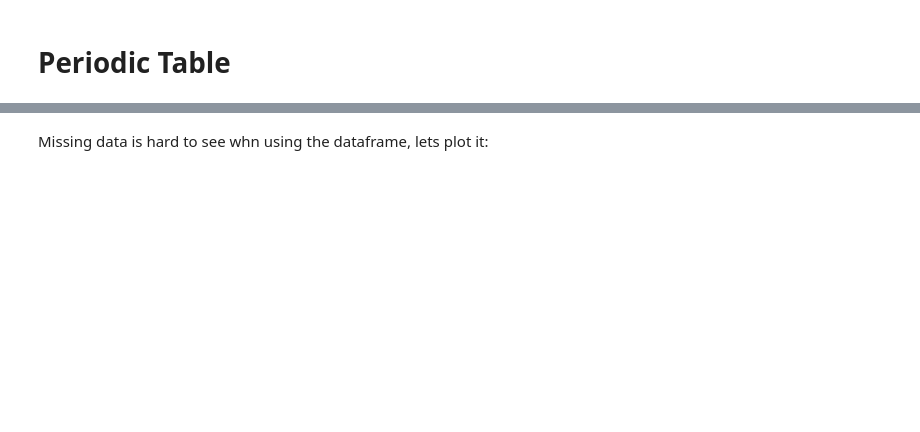
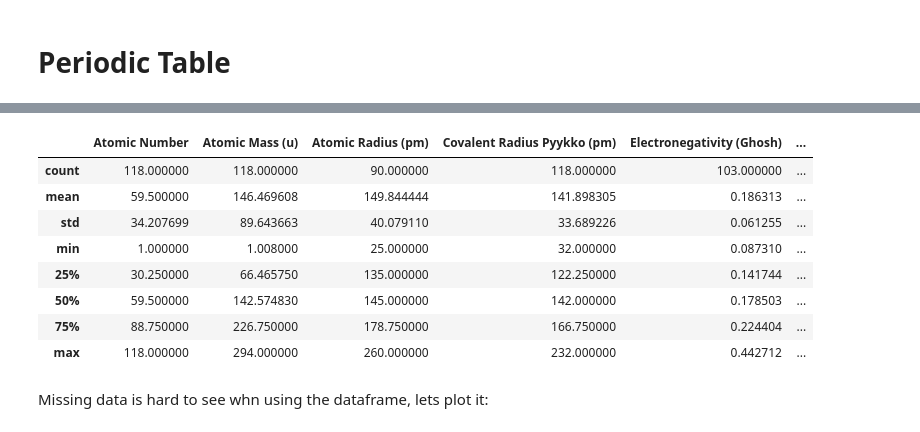
Before and after one commit to HenriqueCSJ/SBQT2023, a Jupyter notebook: Day3/Notebooks/SBQT 2023 - Workshop - Day 3 - NB 1 - PeriodicTable.ipynb, the cells around one changed output, grey strips where cells are left out. Saved outputs shown, nothing was run; the diff lists cells and outputs as text; code cells hidden in the pictures; blank space fills up the shorter version.

```diff
--- a/Day3/Notebooks/SBQT 2023 - Workshop - Day 3 - NB 1 - PeriodicTable.ipynb
+++ b/Day3/Notebooks/SBQT 2023 - Workshop - Day 3 - NB 1 - PeriodicTable.ipynb
@@ -41,3 +75,15 @@ sns.lineplot(x='Atomic Number', y='Atomic Radius (pm)', data=df, marker="o", col
+# %%
+df.describe()
+# %% [output]
+|  | Atomic Number | Atomic Mass (u) | Atomic Radius (pm) | Covalent Radius Pyykko (pm) | Electronegativity (Ghosh) | ... |
+| count | 118.000000 | 118.000000 | 90.000000 | 118.000000 | 103.000000 | ... |
+| mean | 59.500000 | 146.469608 | 149.844444 | 141.898305 | 0.186313 | ... |
+| std | 34.207699 | 89.643663 | 40.079110 | 33.689226 | 0.061255 | ... |
+| min | 1.000000 | 1.008000 | 25.000000 | 32.000000 | 0.087310 | ... |
+| 25% | 30.250000 | 66.465750 | 135.000000 | 122.250000 | 0.141744 | ... |
+| 50% | 59.500000 | 142.574830 | 145.000000 | 142.000000 | 0.178503 | ... |
+| 75% | 88.750000 | 226.750000 | 178.750000 | 166.750000 | 0.224404 | ... |
+| max | 118.000000 | 294.000000 | 260.000000 | 232.000000 | 0.442712 | ... |
 # %% [markdown]
 Missing data is hard to see whn using the dataframe, lets plot it:
 # %%
```
Also changed, not shown: parts of 65 cells of this notebook, 1 other file.
